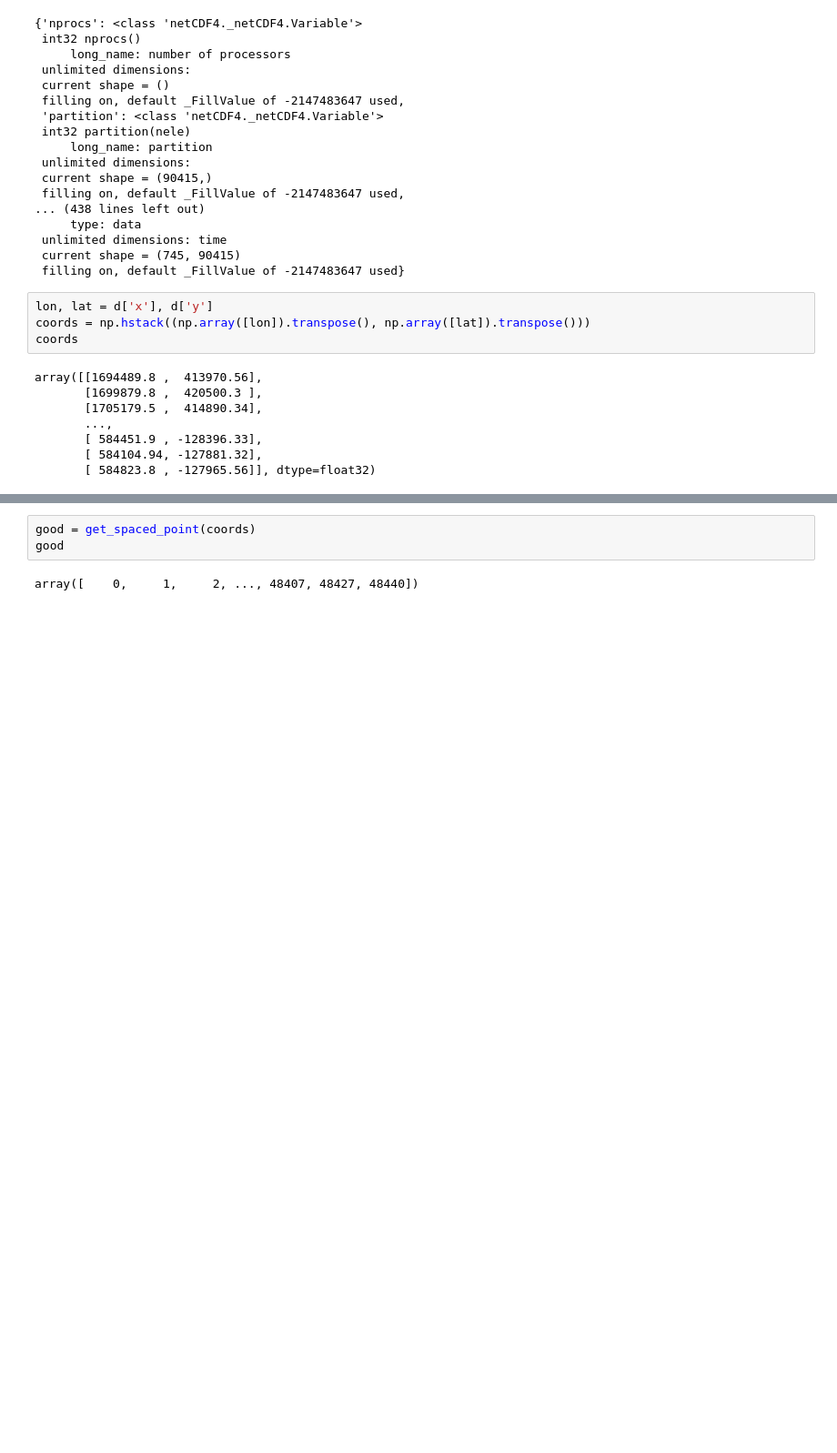
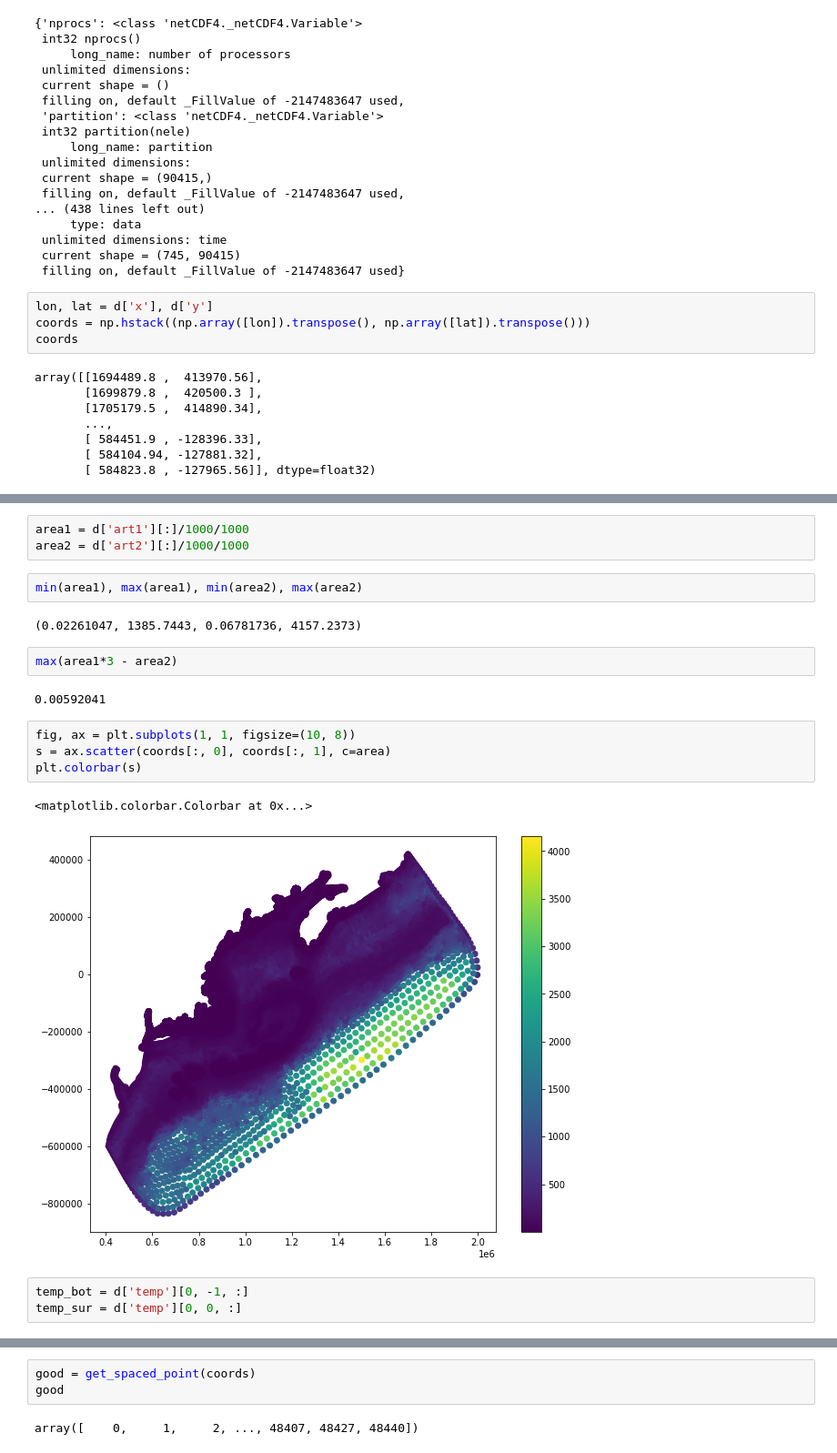
Before and after one commit to Ovec8hkin/larval-dispersal-modeling, a Jupyter notebook: analyses/generate_spaced_grid.ipynb, the cells around one changed output, grey strips where cells are left out. Shown at 91% size. Saved outputs shown, nothing was run; the diff lists cells and outputs as text; blank space fills up the shorter version.

```diff
--- a/analyses/generate_spaced_grid.ipynb
+++ b/analyses/generate_spaced_grid.ipynb
@@ -58,0 +70,21 @@ array([[1694489.8 ,  413970.56],
+# %%
+area1 = d['art1'][:]/1000/1000
+area2 = d['art2'][:]/1000/1000
+# %%
+min(area1), max(area1), min(area2), max(area2)
+# %% [output]
+(0.02261047, 1385.7443, 0.06781736, 4157.2373)
+# %%
+max(area1*3 - area2)
+# %% [output]
+0.00592041
+# %%
+fig, ax = plt.subplots(1, 1, figsize=(10, 8))
+s = ax.scatter(coords[:, 0], coords[:, 1], c=area)
+plt.colorbar(s)
+# %% [output]
+<matplotlib.colorbar.Colorbar at 0x...>
+[figure, added]
+# %%
+temp_bot = d['temp'][0, -1, :]
+temp_sur = d['temp'][0, 0, :]
```
Also changed, not shown: parts of 5 cells of this notebook, 4 other files.
